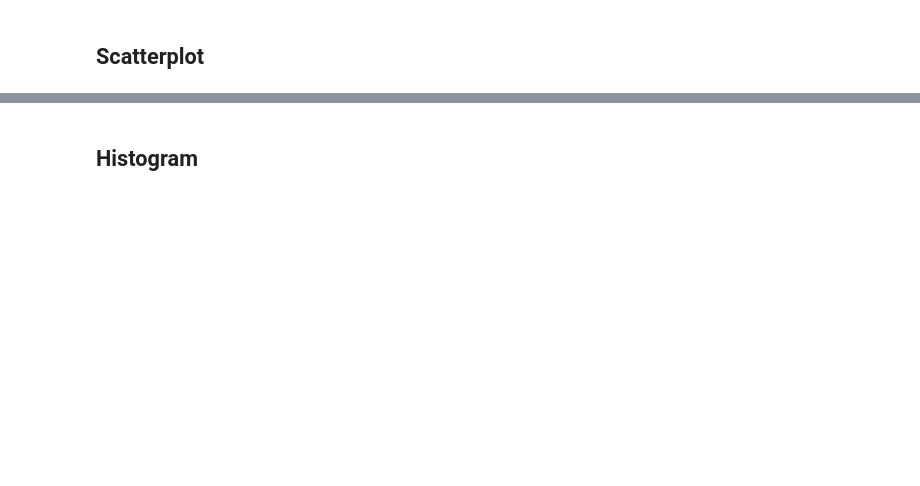
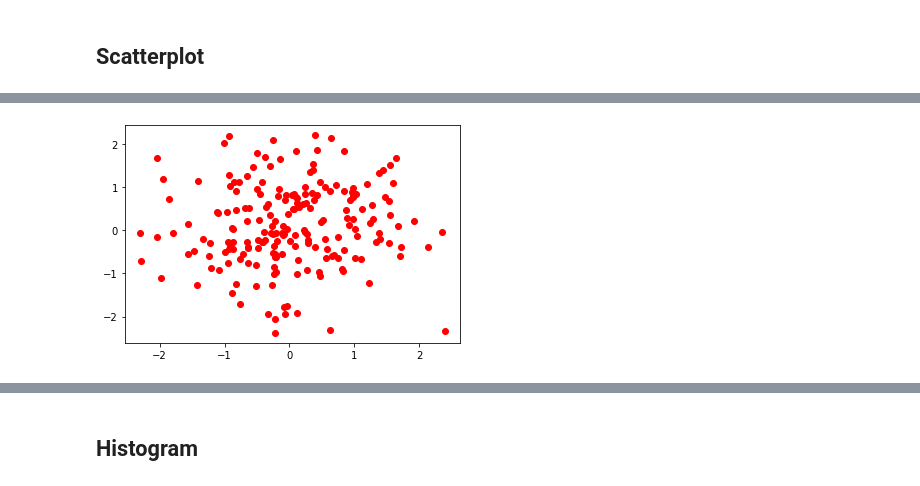
Before and after one commit to gauravpks/ml-repo, a Jupyter notebook: Part 0 - Welcome to Machine Learning A-Z/Matplotlib_Tutorial.ipynb, the cells around one changed output, grey strips where cells are left out. Cells and saved outputs as stored; diff of their text form; code cells hidden in the pictures; blank space fills up the shorter version.

```diff
--- a/Part 0 - Welcome to Machine Learning A-Z/Matplotlib_Tutorial.ipynb
+++ b/Part 0 - Welcome to Machine Learning A-Z/Matplotlib_Tutorial.ipynb
@@ -41 +36,9 @@ plt.scatter(X[:,0], X[:,1]);
+# %%
+#rndom data with Standard Normal-- centered at 0.0
+X = np.random.randn(200, 2)
+#plt.scatter(X[:,0], X[:,1]);
+plt.scatter(X[:,0], X[:,1], c='r');
+## Color argumenet
+# %% [output]
+[figure, added]
 # %%
```
Also changed, not shown: parts of 33 cells of this notebook.
